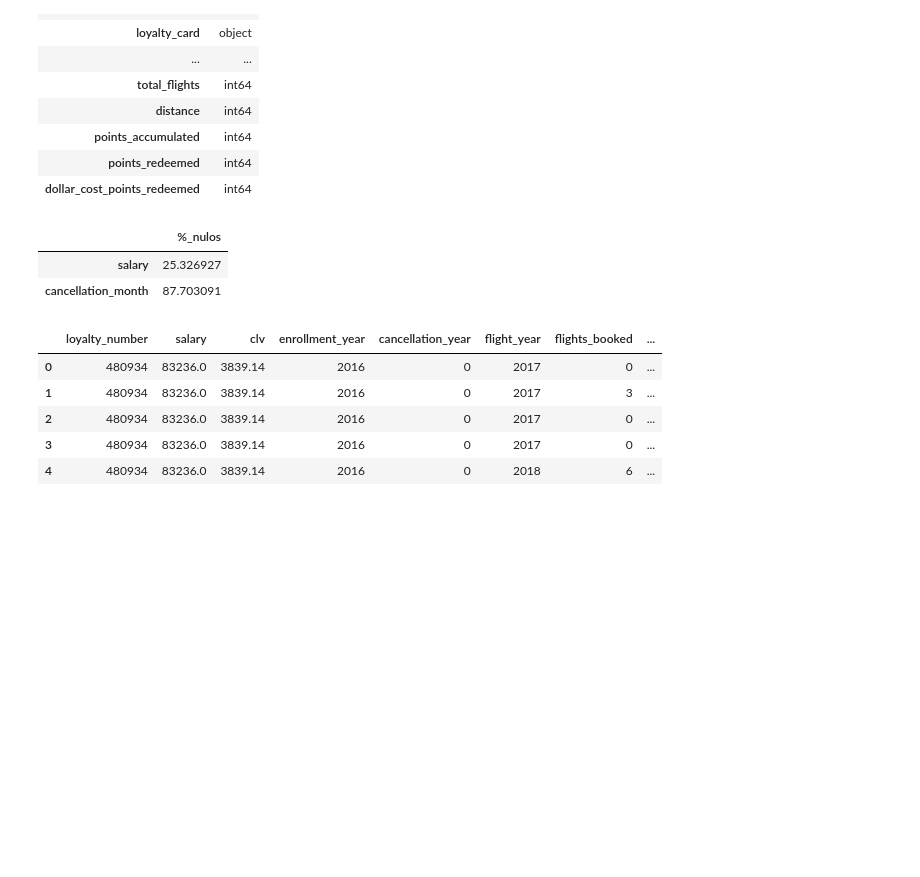
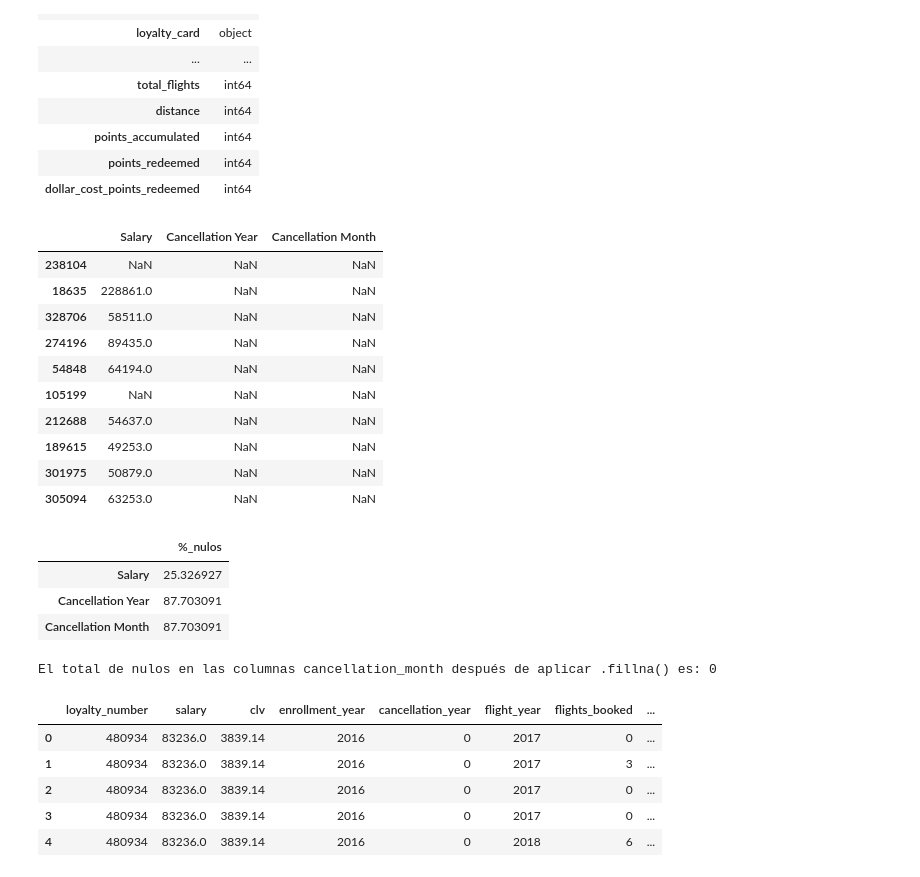
Before and after one commit to Adalab/bda-modulo-3-evaluacion-final-lmoraromero, a Jupyter notebook: evaluacion_final.ipynb, the cells around one changed output. Drawn from its saved outputs; the diff is of its cells as text; code cells hidden in the pictures; blank space fills up the shorter version.

```diff
--- a/evaluacion_final.ipynb
+++ b/evaluacion_final.ipynb
@@ -30,7 +31,7 @@ las columnas involucradas.
 # %%
 #Leer csv:
 
-flight = pd.read_csv("files/Customer Flight Activity.csv")
-loyalty = pd.read_csv("files/Customer Loyalty History.csv")
+flight = sp.leer_cvs("files", "Customer Flight Activity")
+loyalty = sp.leer_cvs("files", "Customer Loyalty History")
 # %%
 #vemos las 10 primeras filas del primer DF
@@ -173,3 +188,10 @@ Points Accumulated                  0
 Points Redeemed                     0
 Dollar Cost Points Redeemed         0
 dtype: int64 nulos en el conjunto de datos.
+# %%
+#Vamos a ver con más detenimiento esos nulos:
+
+nulos = df_union[["Salary", "Cancellation Year", "Cancellation Month"]]
+nulos.sample(10)
+
+#vamos a guardarlo para que podamos analizarlo luego más claramente
@@ -386,17 +397,40 @@ Los tipos de las columnas son:
 | points_redeemed | int64 |
 | dollar_cost_points_redeemed | int64 |
 # %%
-#Vamos a ver los nulos. Sacamos el porcentaje de nulos de catada columna:
+#Recordemos el DF que nos hemos guardado cuando hemos visto los nulos.
+display(nulos.sample(10))
 
-df_nulos = pd.DataFrame((df_union.isnull().sum() / df_union.shape[0]) * 100, columns = ["%_nulos"])
+#Vamos a ver los nulos. Sacamos el porcentaje de nulos de cada columna:
+
+df_nulos = pd.DataFrame((nulos.isnull().sum() / nulos.shape[0]) * 100, columns = ["%_nulos"])
 
 df_nulos[df_nulos["%_nulos"] > 0]
 
-#podemos observar en el output que sólo hay dos columnas con nulos: salary y cancellation_month
+#Recordemos también que al cambiar el tipo de dato hemos rellenado los nulos Cancellation Year con cero.
+#¿Cómo tratar estos nulos?
 # %% [output]
-|  | %_nulos |
-| salary | 25.326927 |
-| cancellation_month | 87.703091 |
+|  | Salary | Cancellation Year | Cancellation Month |
+| 238104 | NaN | NaN | NaN |
+| 18635 | 228861.0 | NaN | NaN |
+| 328706 | 58511.0 | NaN | NaN |
+| 274196 | 89435.0 | NaN | NaN |
+| 54848 | 64194.0 | NaN | NaN |
+| 105199 | NaN | NaN | NaN |
+| 212688 | 54637.0 | NaN | NaN |
+| 189615 | 49253.0 | NaN | NaN |
+| 301975 | 50879.0 | NaN | NaN |
+| 305094 | 63253.0 | NaN | NaN |
+|  | %_nulos |
+| Salary | 25.326927 |
+| Cancellation Year | 87.703091 |
+| Cancellation Month | 87.703091 |
+# %%
+#Vamos a empezar con el más sencillo: Cancellation Month
+#Al tener un alto porcentaje de nulos lo solucionaremos rellenando los valores nulos en la columna con 'unknown'
+
+sp.rellenar_nulos(df_union, "cancellation_month", "unknown")
+# %% [output]
+El total de nulos en las columnas cancellation_month después de aplicar .fillna() es: 0
 # %%
 #Al analizar de DF observamos que hay muchos valores 0. Vamos a comprobar antes de que no se trate de nulos:
 #Vamos a sacar las columnas numéricas para comprobarlo:
```
Also changed, not shown: parts of 46 cells of this notebook, 1 other file.
